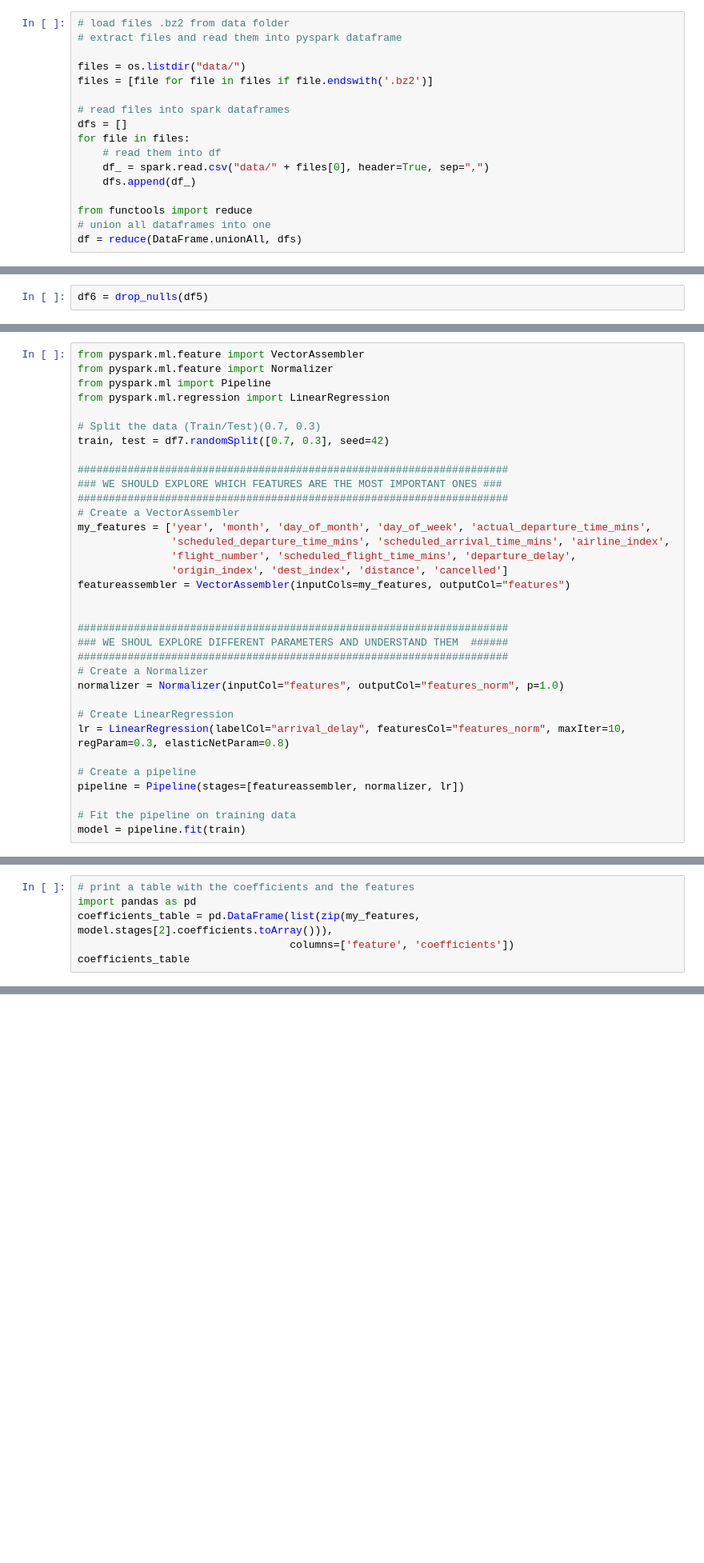
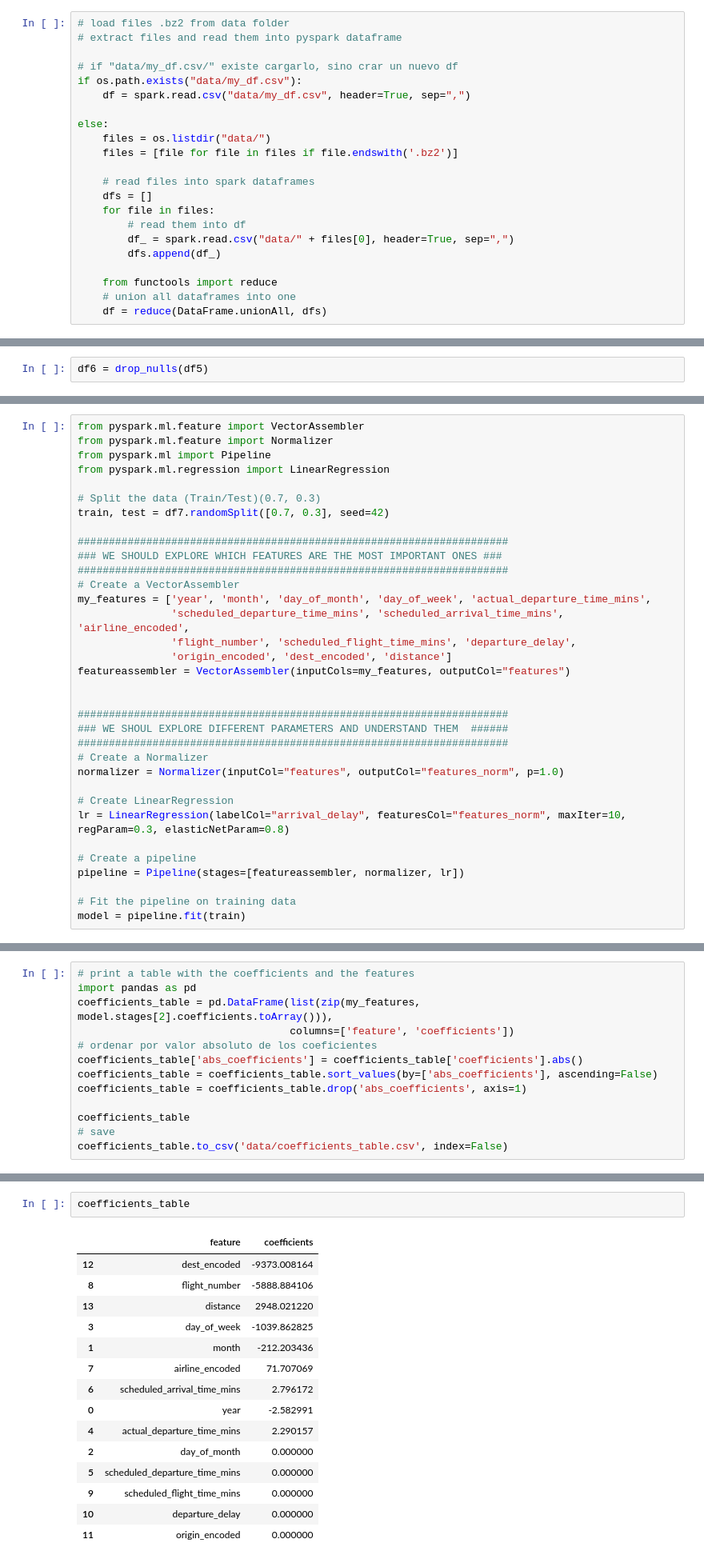
Before and after one commit to LauMarMar17/Bigdata, a Jupyter notebook: Final_project/comercial_flight_project.ipynb, the cells around one changed output, grey strips where cells are left out. Shown at 80% size. Saved outputs shown, nothing was run; the diff lists cells and outputs as text; blank space fills up the shorter version.

```diff
--- a/Final_project/comercial_flight_project.ipynb
+++ b/Final_project/comercial_flight_project.ipynb
@@ -32,19 +32,24 @@ spark = SparkSession.builder \
 # load files .bz2 from data folder
 # extract files and read them into pyspark dataframe
 
-files = os.listdir("data/")
-files = [file for file in files if file.endswith('.bz2')]
+# if "data/my_df.csv/" existe cargarlo, sino crar un nuevo df
+if os.path.exists("data/my_df.csv"):
+	df = spark.read.csv("data/my_df.csv", header=True, sep=",")
 
-# read files into spark dataframes
-dfs = []
-for file in files:
-	# read them into df
-	df_ = spark.read.csv("data/" + files[0], header=True, sep=",")
-	dfs.append(df_)
+else:
+	files = os.listdir("data/")
+	files = [file for file in files if file.endswith('.bz2')]
 
-from functools import reduce
-# union all dataframes into one
-df = reduce(DataFrame.unionAll, dfs)
+	# read files into spark dataframes
+	dfs = []
+	for file in files:
+		# read them into df
+		df_ = spark.read.csv("data/" + files[0], header=True, sep=",")
+		dfs.append(df_)
+
+	from functools import reduce
+	# union all dataframes into one
+	df = reduce(DataFrame.unionAll, dfs)
 # %%
 df.show(5)
 # %% [output]
@@ -530,9 +558,9 @@ train, test = df7.randomSplit([0.7, 0.3], seed=42)
 #####################################################################
 # Create a VectorAssembler
 my_features = ['year', 'month', 'day_of_month', 'day_of_week', 'actual_departure_time_mins',
-               'scheduled_departure_time_mins', 'scheduled_arrival_time_mins', 'airline_index',
+               'scheduled_departure_time_mins', 'scheduled_arrival_time_mins', 'airline_encoded',
                'flight_number', 'scheduled_flight_time_mins', 'departure_delay',
-               'origin_index', 'dest_index', 'distance', 'cancelled']
+               'origin_encoded', 'dest_encoded', 'distance']
 featureassembler = VectorAssembler(inputCols=my_features, outputCol="features")
 
 
@@ -564,4 +590,11 @@ Intercept: 2.604005208645188
 import pandas as pd
 coefficients_table = pd.DataFrame(list(zip(my_features, model.stages[2].coefficients.toArray())),
 								  columns=['feature', 'coefficients'])
+# ordenar por valor absoluto de los coeficientes
+coefficients_table['abs_coefficients'] = coefficients_table['coefficients'].abs()
+coefficients_table = coefficients_table.sort_values(by=['abs_coefficients'], ascending=False)
+coefficients_table = coefficients_table.drop('abs_coefficients', axis=1)
+
 coefficients_table
+# save
+coefficients_table.to_csv('data/coefficients_table.csv', index=False)
@@ -585,3 +601,21 @@ coefficients_table
+# %%
+coefficients_table
+# %% [output]
+|  | feature | coefficients |
+| 12 | dest_encoded | -9373.008164 |
+| 8 | flight_number | -5888.884106 |
+| 13 | distance | 2948.021220 |
+| 3 | day_of_week | -1039.862825 |
+| 1 | month | -212.203436 |
+| 7 | airline_encoded | 71.707069 |
+| 6 | scheduled_arrival_time_mins | 2.796172 |
+| 0 | year | -2.582991 |
+| 4 | actual_departure_time_mins | 2.290157 |
+| 2 | day_of_month | 0.000000 |
+| 5 | scheduled_departure_time_mins | 0.000000 |
+| 9 | scheduled_flight_time_mins | 0.000000 |
+| 10 | departure_delay | 0.000000 |
+| 11 | origin_encoded | 0.000000 |
 # %% [markdown]
 # 4. Validating the model
 # %%
```
Also changed, not shown: parts of 23 cells of this notebook.
